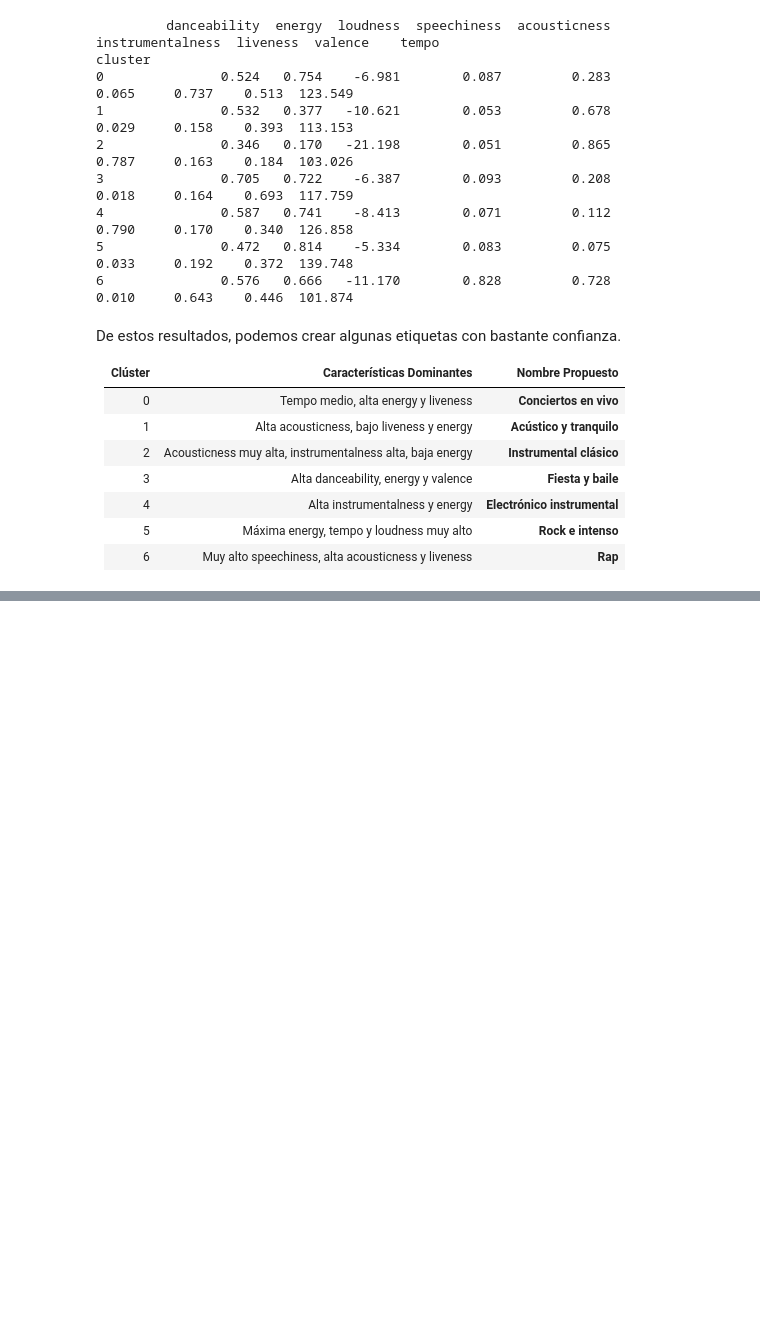
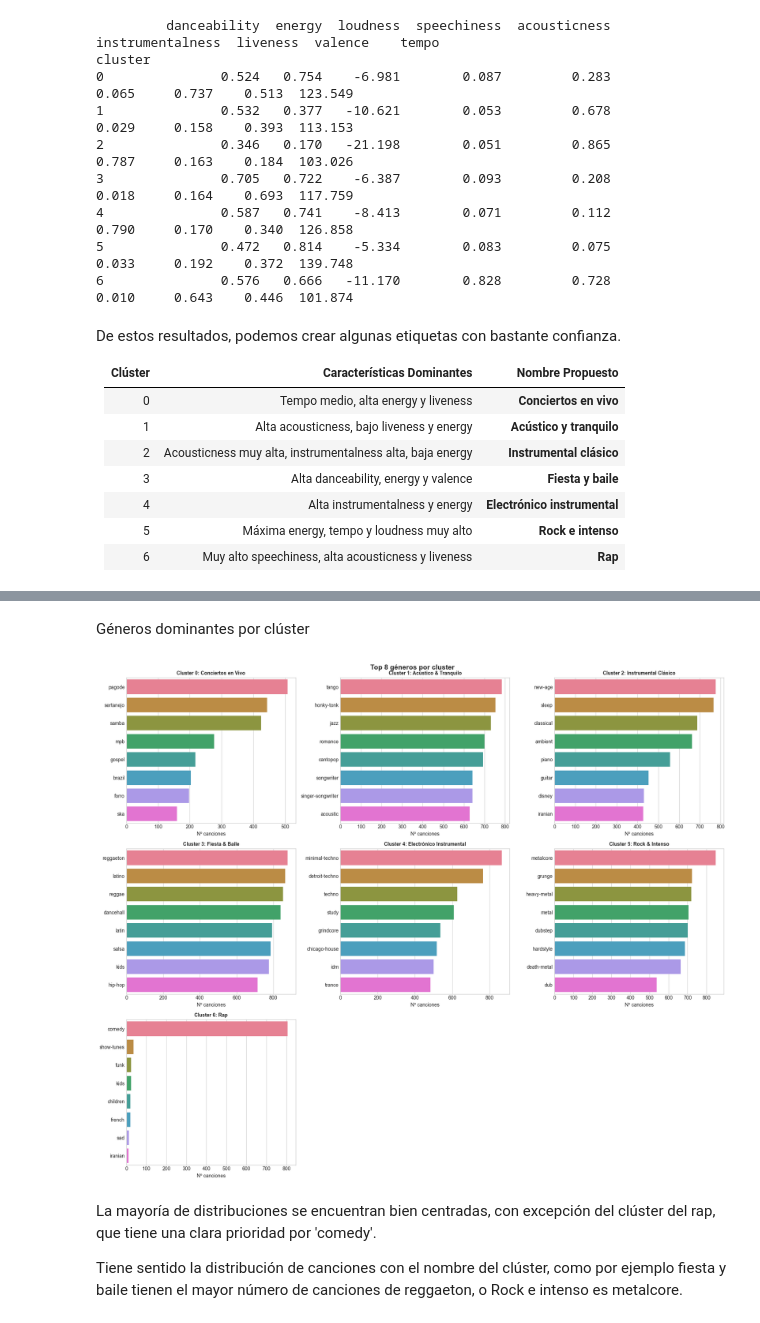
Before and after one commit to alegonzjur/SpotifyRecommender, a Jupyter notebook: notebooks/02_clustering.ipynb, the cells around one changed output, grey strips where cells are left out. Saved outputs shown, nothing was run; the diff lists cells and outputs as text; code cells hidden in the pictures; blank space fills up the shorter version.

Commit message:
Clustering actualizado

```diff
--- a/notebooks/02_clustering.ipynb
+++ b/notebooks/02_clustering.ipynb
@@ -215,0 +222,17 @@ De estos resultados, podemos crear algunas etiquetas con bastante confianza.
+# %%
+nombres_clusters = {
+    0: 'Conciertos en Vivo',
+    1: 'Acústico & Tranquilo',
+    2: 'Instrumental Clásico',
+    3: 'Fiesta & Baile',
+    4: 'Electrónico Instrumental',
+    5: 'Rock & Intenso',
+    6: 'Rap'
+}
+
+df['cluster_nombre'] = df['cluster'].map(nombres_clusters)
+
+print("Distribución por cluster:")
+dist = df['cluster_nombre'].value_counts()
+for nombre, count in dist.items():
+    print(f"  {nombre:<25} {count:>7,} canciones  ({count/len(df)*100:.1f}%)")
@@ -215,0 +248,30 @@ De estos resultados, podemos crear algunas etiquetas con bastante confianza.
+# %% [markdown]
+Géneros dominantes por clúster
+# %%
+# Configuración del gráfico.
+fig, axes = plt.subplots(3, 3, figsize=(18, 15))
+fig.suptitle('Top 8 géneros por cluster', fontsize=14, fontweight='bold')
+
+for ax, (cluster_id, nombre) in zip(axes.flatten(), nombres_clusters.items()):
+    top = (df[df['cluster'] == cluster_id]['track_genre']
+           .value_counts()
+           .head(8))
+    sns.barplot(x=top.values, y=top.index, palette='husl', ax=ax)
+    ax.set_title(f'Cluster {cluster_id}: {nombre}', fontweight='bold', fontsize=10)
+    ax.set_xlabel('Nº canciones')
+    ax.set_ylabel('')
+
+# Ocultar el último subplot (3x3 = 9, tenemos 7 clusters)
+axes[2][1].set_visible(False)
+axes[2][2].set_visible(False)
+
+# Mostrar gráfico.
+plt.tight_layout()
+plt.savefig('../reports/figures/generos_por_cluster.png', dpi=150, bbox_inches='tight')
+plt.show()
+# %% [output]
+[figure, added]
+# %% [markdown]
+La mayoría de distribuciones se encuentran bien centradas, con excepción del clúster del rap, que tiene una clara prioridad por 'comedy'.
+
+Tiene sentido la distribución de canciones con el nombre del clúster, como por ejemplo fiesta y baile tienen el mayor número de canciones de reggaeton, o Rock e intenso es metalcore.
```
Also changed, not shown: parts of 3 cells of this notebook, 1 other file.
